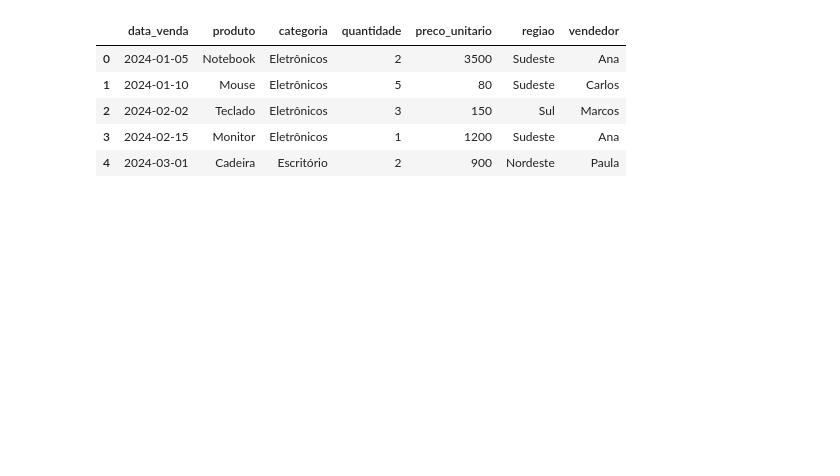
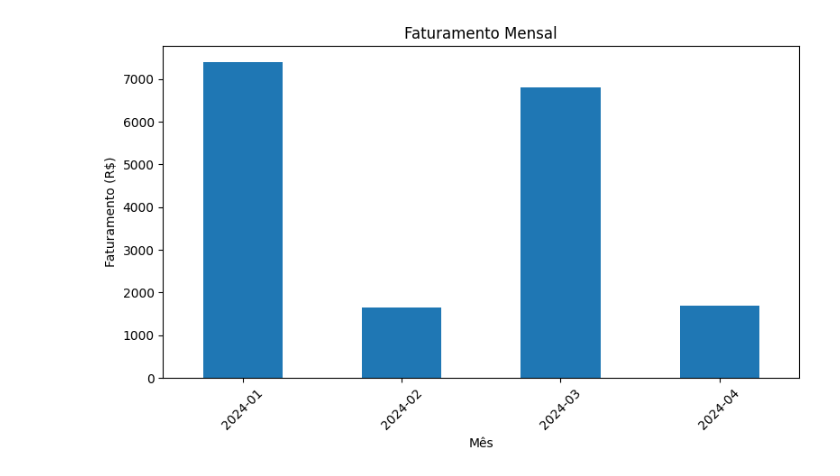
Before and after one commit to ronei1407/analise_vendas_python, a Jupyter notebook: notebooks/analise_vendas.ipynb, the cells around one changed output. Saved outputs shown, nothing was run; the diff lists cells and outputs as text; code cells hidden in the pictures; blank space fills up the shorter version.

Commit message:
Finaliza melhorias: faturamento mensal, gráfico e insights

```diff
--- a/notebooks/analise_vendas.ipynb
+++ b/notebooks/analise_vendas.ipynb
@@ -0,0 +4,3 @@
+# %%
+df['faturamento'] = df['quantidade'] * df['preco_unitario']
+df.head()
@@ -1,12 +14,18 @@
 # %%
-import pandas as pd
-
-df = pd.read_csv('../data/vendas.csv')
-df.head()
+df['data_venda'] = pd.to_datetime(df['data_venda'])
-# %% [output]
-|  | data_venda | produto | categoria | quantidade | preco_unitario | regiao | vendedor |
-| 0 | 2024-01-05 | Notebook | Eletrônicos | 2 | 3500 | Sudeste | Ana |
-| 1 | 2024-01-10 | Mouse | Eletrônicos | 5 | 80 | Sudeste | Carlos |
-| 2 | 2024-02-02 | Teclado | Eletrônicos | 3 | 150 | Sul | Marcos |
-| 3 | 2024-02-15 | Monitor | Eletrônicos | 1 | 1200 | Sudeste | Ana |
-| 4 | 2024-03-01 | Cadeira | Escritório | 2 | 900 | Nordeste | Paula |
+# %%
+faturamento_mensal = (
+    df
+    .groupby(df['data_venda'].dt.to_period('M'))['faturamento']
+    .sum()
+)
+# %%
+ax = faturamento_mensal.plot(kind='bar', figsize=(8,5))
+ax.set_title('Faturamento Mensal')
+ax.set_xlabel('Mês')
+ax.set_ylabel('Faturamento (R$)')
+plt.xticks(rotation=45)
+plt.tight_layout()
+plt.show()
+# %% [output]
+[figure, added]
```
Also changed, not shown: parts of 5 cells of this notebook.
